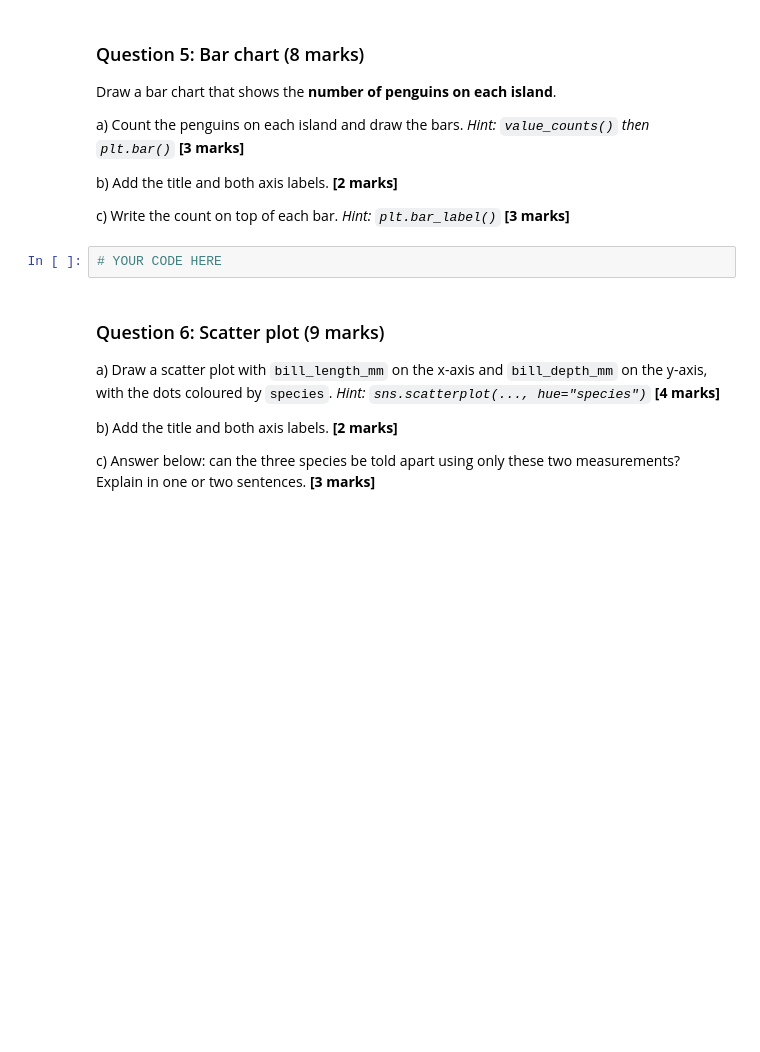
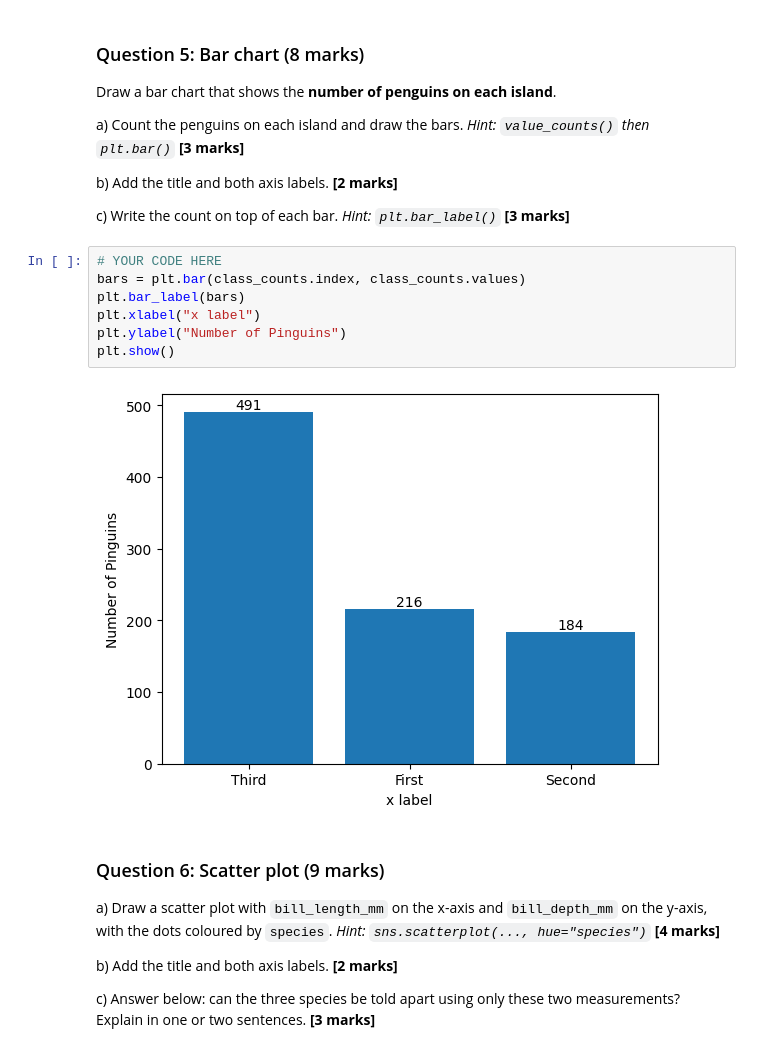
Before and after one commit to TimkaMirkamilov/week3_lab, a Jupyter notebook: Lab_Data_Exploration_and_Cleaning.ipynb, the cells around one changed output. Drawn from its saved outputs; the diff is of its cells as text; blank space fills up the shorter version.

```diff
--- a/Lab_Data_Exploration_and_Cleaning.ipynb
+++ b/Lab_Data_Exploration_and_Cleaning.ipynb
@@ -692,8 +912,15 @@ a) Count the penguins on each island and draw the bars. *Hint: `value_counts()`
 b) Add the title and both axis labels. **[2 marks]**
 
 c) Write the count on top of each bar. *Hint: `plt.bar_label()`* **[3 marks]**
-# %%
-# YOUR CODE HERE
+# %%
+# YOUR CODE HERE
+bars = plt.bar(class_counts.index, class_counts.values)
+plt.bar_label(bars)
+plt.xlabel("x label")
+plt.ylabel("Number of Pinguins")
+plt.show()
+# %% [output]
+[figure, added]
 # %% [markdown]
 ### Question 6: Scatter plot (9 marks)
 
```
Also changed, not shown: parts of 36 cells of this notebook.
